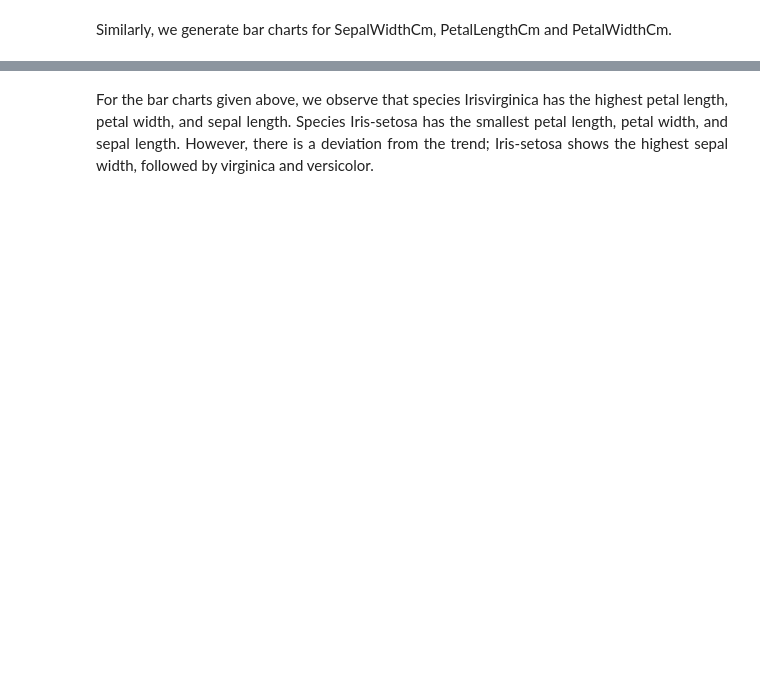
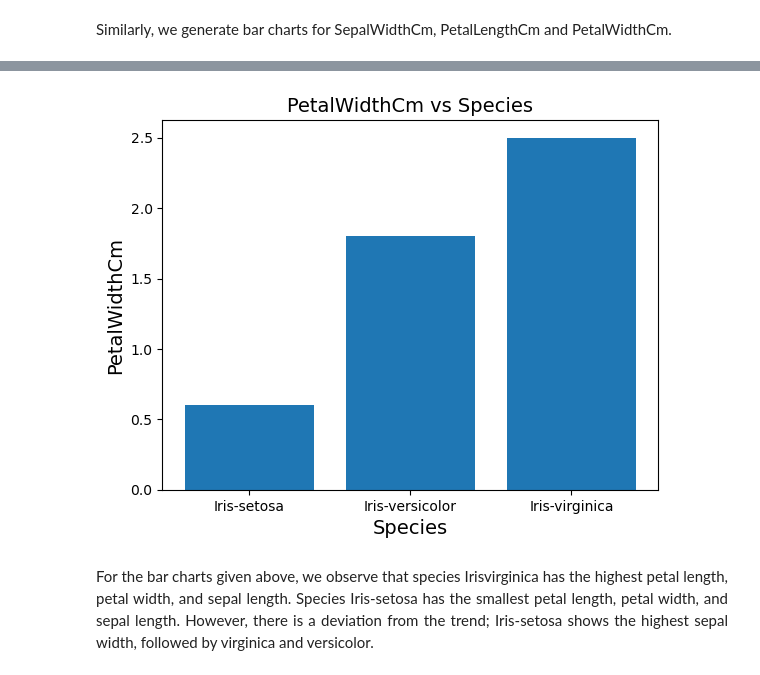
Before and after one commit to bondmcsteve/data-analytics, a Jupyter notebook: Exploratory Data Analysis/Exploratory Data Analysis-part2-StudentCopy.ipynb, the cells around one changed output, grey strips where cells are left out. Cells and saved outputs as stored; diff of their text form; code cells hidden in the pictures; blank space fills up the shorter version.

```diff
--- a/Exploratory Data Analysis/Exploratory Data Analysis-part2-StudentCopy.ipynb
+++ b/Exploratory Data Analysis/Exploratory Data Analysis-part2-StudentCopy.ipynb
@@ -167,3 +197,13 @@ PetalLengthCm and PetalWidthCm.</div>
+# %%
+plt.bar(iris_data['Species'], iris_data['PetalWidthCm'])
+
+plt.title('PetalWidthCm vs Species', fontsize = 14)
+plt.xlabel('Species', fontsize = 14)
+plt.ylabel('PetalWidthCm', fontsize = 14)
+
+plt.show()
+# %% [output]
+[figure, added]
 # %% [markdown]
 <div style="text-align: justify">For the bar charts given above, we observe that species Irisvirginica
 has the highest petal length, petal width, and sepal
```
Also changed, not shown: parts of 5 cells of this notebook, 18 other files.
